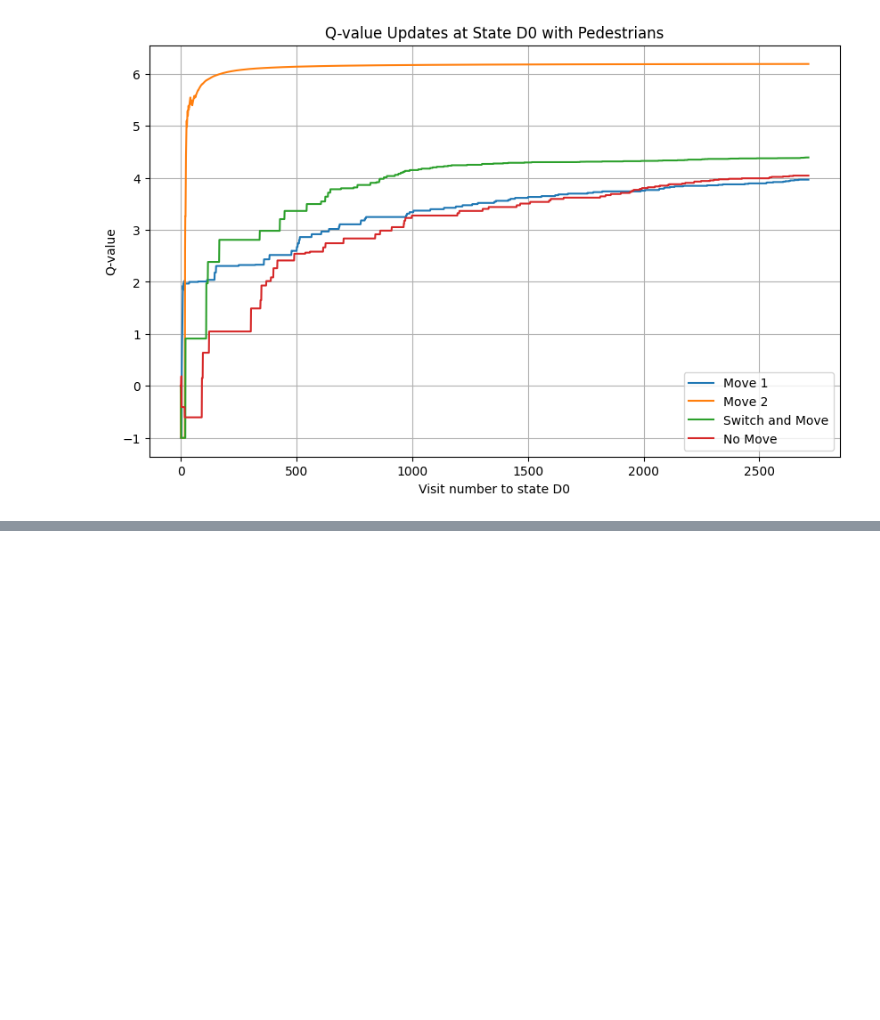
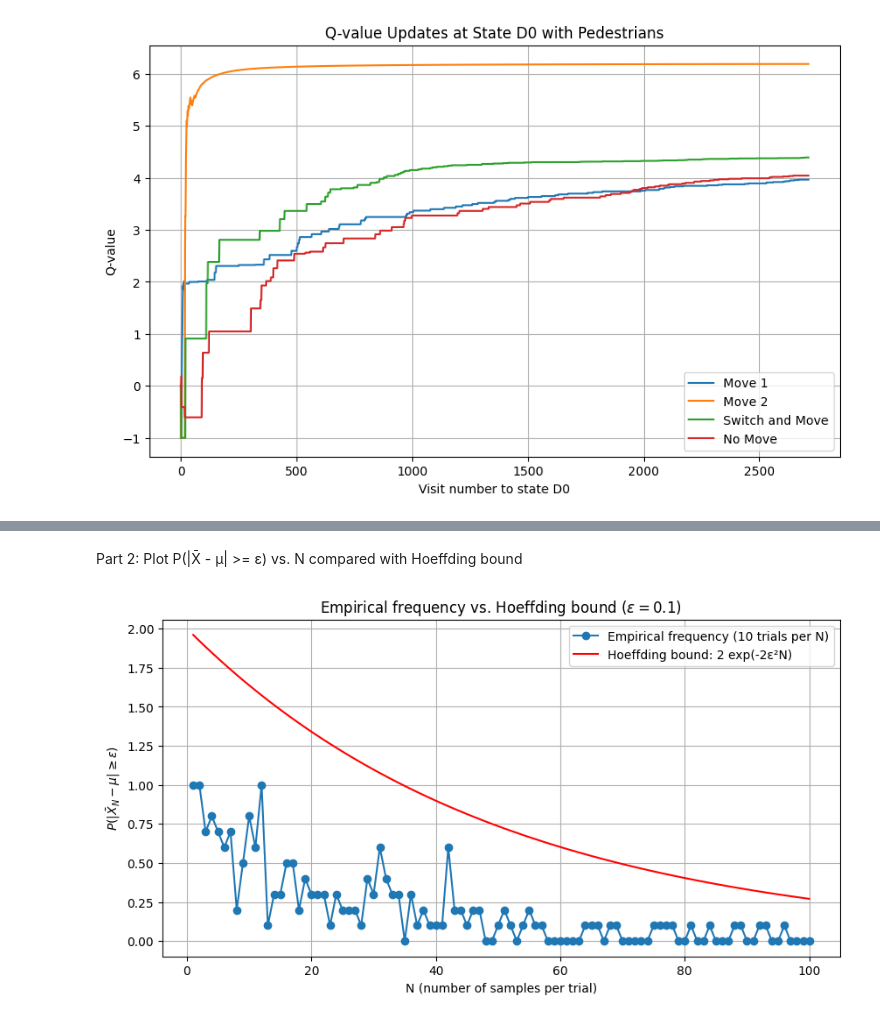
Before and after one commit to Chuchoruto/257-PA3, a Jupyter notebook: pa3.ipynb, the cells around one changed output, grey strips where cells are left out. Saved outputs shown, nothing was run; the diff lists cells and outputs as text; code cells hidden in the pictures; blank space fills up the shorter version.

```diff
--- a/pa3.ipynb
+++ b/pa3.ipynb
@@ -580,0 +615,33 @@ Action 'No Move': Q-value = 4.042
+# %% [markdown]
+Part 2: Plot P(|X̄ - μ| >= ε) vs. N compared with Hoeffding bound
+# %%
+mu = 0.7
+epsilon = 0.1
+
+N_range = np.arange(1, 101)
+observed_freq = []
+
+num_trials_per_N = 10
+
+for N in N_range:
+    count_exceed = 0
+    for _ in range(num_trials_per_N):
+        samples = [sample_X() for _ in range(N)]
+        X_bar = np.mean(samples)
+        if abs(X_bar - mu) >= epsilon:
+            count_exceed += 1
+    observed_freq.append(count_exceed / num_trials_per_N)
+
+hoeffding_bound = 2 * np.exp(-2 * (epsilon**2) * N_range)
+
+plt.figure(figsize=(10,5))
+plt.plot(N_range, observed_freq, 'o-', label='Empirical frequency (10 trials per N)')
+plt.plot(N_range, hoeffding_bound, 'r-', label='Hoeffding bound: 2 exp(-2ε²N)')
+plt.xlabel('N (number of samples per trial)')
+plt.ylabel(r'$P(|\bar{X}_N-\mu| \geq \varepsilon)$')
+plt.title(r'Empirical frequency vs. Hoeffding bound ($\varepsilon=0.1$)')
+plt.legend()
+plt.grid(True)
+plt.show()
+# %% [output]
+[figure, added]
```
Also changed, not shown: parts of 7 cells of this notebook.
